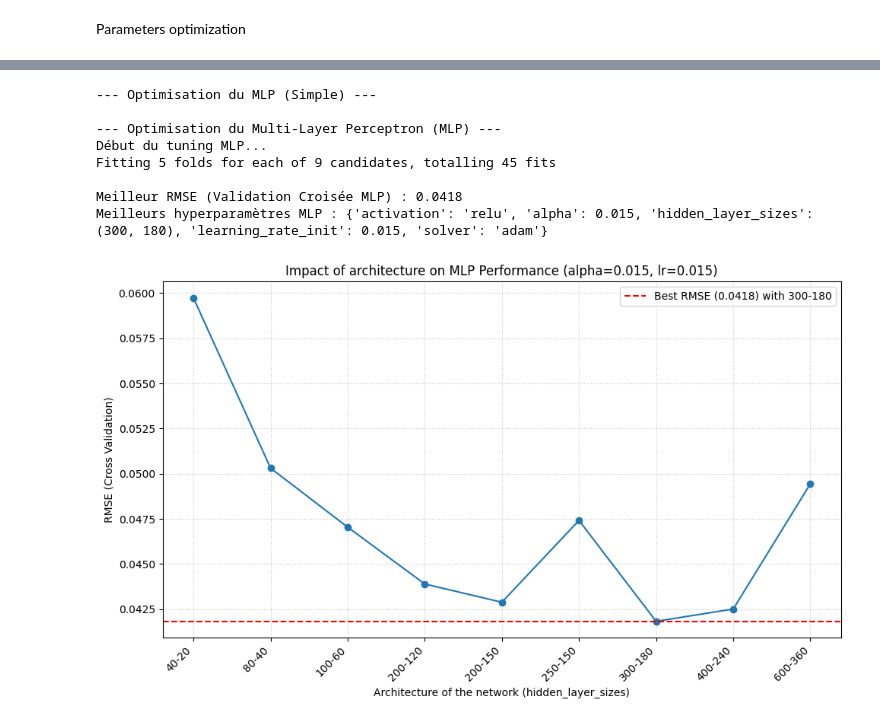
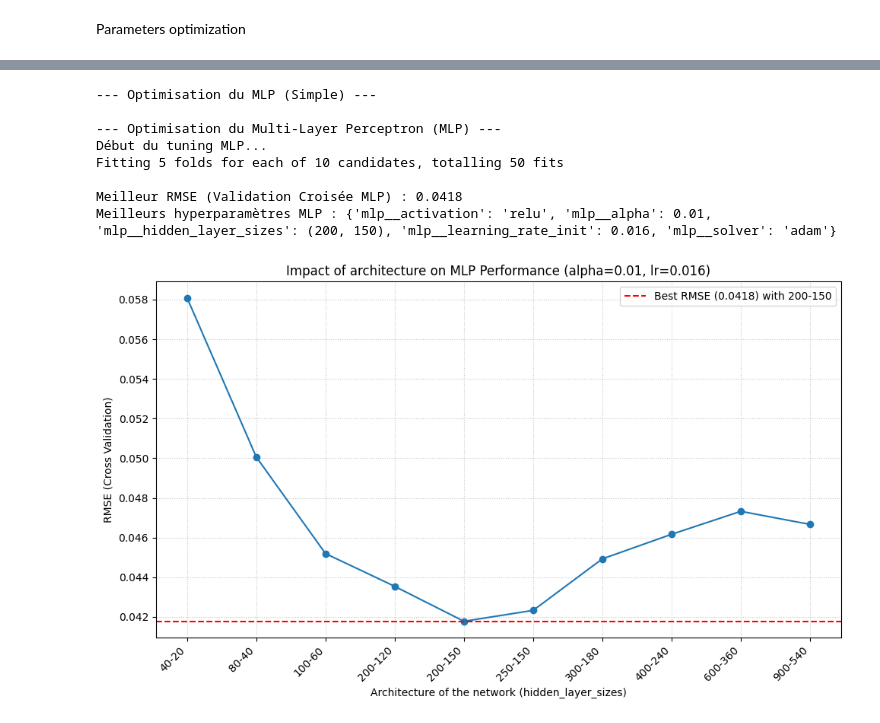
Before and after one commit to thomasrixen/LELEC2870-Project, a Jupyter notebook: Part2/Part2.ipynb, the cells around one changed output, grey strips where cells are left out. Drawn from its saved outputs; the diff is of its cells as text; code cells hidden in the pictures.

```diff
--- a/Part2/Part2.ipynb
+++ b/Part2/Part2.ipynb
@@ -181,9 +158,10 @@ corr_matrix = X_train_mi.corr().abs()
 upper = corr_matrix.where(np.triu(np.ones(corr_matrix.shape), k=1).astype(bool))
 high_corr = [col for col in upper.columns if any(upper[col] > 0.85)]
 X_train_mrmr = X_train_mi.drop(columns=high_corr, errors='ignore')
-X_val_mrmr = X_val_mi.drop(columns=high_corr, errors='ignore')
+#X_val_mrmr = X_val_mi.drop(columns=high_corr, errors='ignore')
 X_test_mrmr = X_test_mi.drop(columns=high_corr, errors='ignore')
 X_unlabeled_mrmr = X_unlabeled_mi.drop(columns=high_corr, errors='ignore')
+y_train_ravel = y_train.values.ravel()
 print(f"\n{len(high_corr)} variables redondantes supprimées après mRMR simplifié :")
 print(high_corr)
 print(f"{X_train_mrmr.shape[1]} features restantes après mRMR.")
@@ -194,20 +172,17 @@ print(f"{X_train_mrmr.shape[1]} features restantes après mRMR.")
 # %% [markdown]
 RF selection
 # %%
-X_train_full = pd.concat([X_train_mrmr, X_val_mrmr], axis=0)
-y_train_full = pd.concat([y_train, y_val], axis=0)
-y_train_ravel = y_train_full.values.ravel()
 
 rf_selector = RandomForestRegressor(n_estimators=100, random_state =42, n_jobs=-1)
-rf_selector.fit(X_train_full, y_train_ravel)
+rf_selector.fit(X_train_mrmr, y_train_ravel)
 
 importances = rf_selector.feature_importances_
-feature_names = X_train_full.columns
+feature_names = X_train_mrmr.columns
 feature_importances_df = pd.DataFrame({
     'Feature': feature_names,
     'Importance': importances
 }).sort_values(by='Importance', ascending=False)
 
-print("\nTop 15 des caractéristiques selon Random Forest Importance:")
-print(feature_importances_df.head(15))
+print("\nTop 10 des caractéristiques selon Random Forest Importance:")
+print(feature_importances_df.head(10))
 # %% [output]
@@ -242,15 +212,15 @@ rfecv_selector = RFECV(
     n_jobs=-1,
     verbose=1
 )
-rfecv_selector.fit(X_train_full, y_train_ravel)
+rfecv_selector.fit(X_train_mrmr, y_train_ravel)
 
 N_optimal = rfecv_selector.n_features_
 print(f"\nNombre optimal de caractéristiques (N) déterminé par CV : {N_optimal}")
-selected_features_rfecv = X_train_full.columns[rfecv_selector.support_].tolist()
+selected_features_rfecv = X_train_mrmr.columns[rfecv_selector.support_].tolist()
 print("\nCaractéristiques sélectionnées :")
 print(selected_features_rfecv)
 
-X_train_part2 = X_train_full[selected_features_rfecv].copy()
+X_train_part2 = X_train_mrmr[selected_features_rfecv].copy()
 X_test_part2 = X_test_mrmr[selected_features_rfecv].copy()
 # %% [output]
 Début de la sélection de caractéristiques RFECV (Cross-Validation) en utilisant la RMSE...
@@ -574,34 +552,40 @@ plt.show()
 # %%
 print("\n--- Optimisation du MLP (Simple) ---")
 
+mlp_base_estimator = MLPRegressor(max_iter=500, random_state=42)
 
+# Créer le Pipeline : Scaling puis MLP
+pipe_mlp_fine_tune = Pipeline([
+    ('scaler', StandardScaler()),
+    ('mlp', mlp_base_estimator)
+])
 param_grid_mlp_final = {
     # Architectures à tester :
     # Essayer des configurations à 1 ou 2 couches
     # (40,) : 1 couche de 40 neurones (assez petite pour 12 features)
     # (40, 20) : 2 couches (40 puis 20)
     # (80, 40) : 2 couches plus larges
-    'hidden_layer_sizes': [(40,20), (80, 40), (100, 60), (200, 120),(200,150), (250, 150),(300, 180),(400, 240), (600, 360)],
+    'mlp__hidden_layer_sizes': [(40,20), (80, 40), (100, 60), (200, 120),(200,150), (250, 150),(300, 180),(400, 240), (600, 360), (900, 540)],
 
     # Fonction d'activation (ReLU est standard et performante)
-    'activation': ['relu'],
+    'mlp__activation': ['relu'],
 
     # Terme de régularisation L2 (alpha)
     # Le MLP est sensible à l'overfitting, donc il faut tester la régularisation
-    'alpha': [0.015],
+    'mlp__alpha': [0.01],
 
     # Taux d'apprentissage initial
-    'learning_rate_init': [0.015],
+    'mlp__learning_rate_init': [0.016],
 
-    'solver': ['adam']
+    'mlp__solver': ['adam']
 }
-
+#Meilleurs hyperparamètres MLP : {'mlp__activation': 'relu', 'mlp__alpha': 0.01, 'mlp__hidden_layer_sizes': (400, 240), 'mlp__learning_rate_init': 0.01, 'mlp__solver': 'adam'}
 # Fixer le nombre maximum d'itérations
 # max_iter doit être suffisant pour que le réseau converge (souvent 500 ou 1000)
-mlp_estimator_final = MLPRegressor(max_iter=500, random_state=42)
+#mlp_estimator_final = MLPRegressor(max_iter=500, random_state=42)
 
 mlp_grid_final = GridSearchCV(
-    estimator=mlp_estimator_final,
+    estimator=pipe_mlp_fine_tune,
     param_grid=param_grid_mlp_final,
     scoring=rmse_scorer_for_rfecv, # Utilisation du scorer RMSE négatif
     cv=5,
@@ -638,19 +622,19 @@ def format_architecture(hls_tuple):
         return '-'.join(map(str, hls_tuple))
     return str(hls_tuple)
 
-results['Architecture_str'] = results['param_hidden_layer_sizes'].apply(format_architecture)
+results['Architecture_str'] = results['param_mlp__hidden_layer_sizes'].apply(format_architecture)
 
 # Filtrer uniquement les résultats avec les meilleurs autres hyperparamètres
 # (activation='relu', alpha=0.015, learning_rate_init=0.015, solver='adam')
 # pour isoler l'effet de la taille des couches.
 
-best_alpha = mlp_grid_final.best_params_['alpha']
-best_lr = mlp_grid_final.best_params_['learning_rate_init']
+best_alpha = mlp_grid_final.best_params_['mlp__alpha']
+best_lr = mlp_grid_final.best_params_['mlp__learning_rate_init']
 
 filtered_results = results[
-    (results['param_alpha'] == best_alpha) &
-    (results['param_learning_rate_init'] == best_lr) &
-    (results['param_activation'] == 'relu') # Si vous n'avez testé que 'relu'
+    (results['param_mlp__alpha'] == best_alpha) &
+    (results['param_mlp__learning_rate_init'] == best_lr) &
+    (results['param_mlp__activation'] == 'relu') # Si vous n'avez testé que 'relu'
 ].copy()
 
 # Calcul du RMSE réel (inverser le signe du score CV)
@@ -661,36 +645,36 @@ plt.figure(figsize=(10, 6))
 plt.plot(
     results['Architecture_str'],
     results['RMSE_CV'],
     marker='o',
     linestyle='-',
     color='#1f77b4'
 )
 
 # Marquage du meilleur score
 min_rmse = results['RMSE_CV'].min()
 best_arch = results.loc[results['RMSE_CV'].idxmin(), 'Architecture_str']
 plt.axhline(y=min_rmse, color='r', linestyle='--',
             label=f'Best RMSE ({min_rmse:.4f}) with {best_arch}')
 
 plt.xlabel("Architecture of the network (hidden_layer_sizes)")
 plt.ylabel("RMSE (Cross Validation)")
 plt.title(f"Impact of architecture on MLP Performance (alpha={best_alpha}, lr={best_lr})")
 plt.legend()
 plt.grid(True, linestyle=':', alpha=0.7)
 plt.xticks(rotation=45, ha='right')
 plt.tight_layout()
 plt.savefig("C:/Users/User/Desktop/GBIOM2/LELEC2870_Machine_learning/LELEC2870-Project/plots/MLP_performance.pdf")
 plt.show()
 # %% [output]
 --- Optimisation du MLP (Simple) ---
 
 --- Optimisation du Multi-Layer Perceptron (MLP) ---
 Début du tuning MLP...
-Fitting 5 folds for each of 9 candidates, totalling 45 fits
+Fitting 5 folds for each of 10 candidates, totalling 50 fits
 
 Meilleur RMSE (Validation Croisée MLP) : 0.0418
-Meilleurs hyperparamètres MLP : {'activation': 'relu', 'alpha': 0.015, 'hidden_layer_sizes': (300, 180), 'learning_rate_init': 0.015, 'solver': 'adam'}
+Meilleurs hyperparamètres MLP : {'mlp__activation': 'relu', 'mlp__alpha': 0.01, 'mlp__hidden_layer_sizes': (200, 150), 'mlp__learning_rate_init': 0.016, 'mlp__solver': 'adam'}
-[figure, old version]
+[figure, new version]
 # %%
 # Rassembler les résultats des meilleurs modèles
 
```
Also changed, not shown: parts of 14 cells of this notebook.
